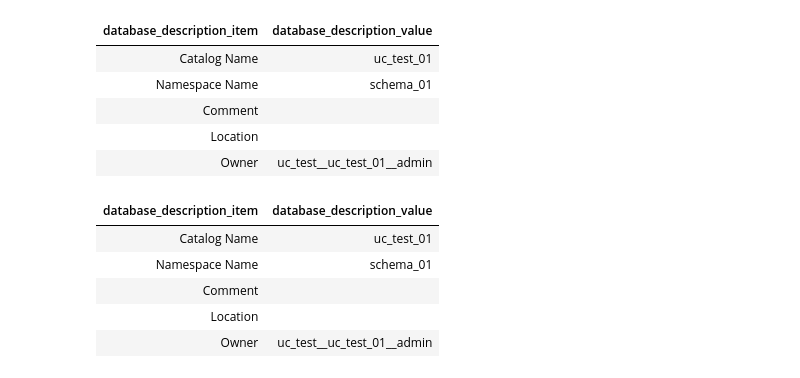
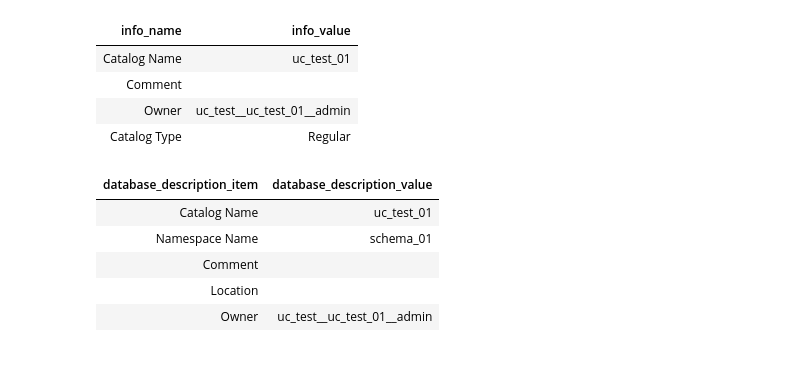
Before and after one commit to manabian-/uc_securiy_01, a Jupyter notebook: T01_user__uc_basic.ipynb, the cells around one changed output. Drawn from its saved outputs; the diff is of its cells as text; code cells hidden in the pictures.

```diff
--- a/T01_user__uc_basic.ipynb
+++ b/T01_user__uc_basic.ipynb
@@ -40,14 +64,13 @@ DESCRIBE SCHEMA uc_test_01.schema_01
 # %%
 %sql
 -- 表示される想定
-DESCRIBE SCHEMA uc_test_01.schema_01
+DESCRIBE CATALOG uc_test_01
 # %% [output]
-| database_description_item | database_description_value |
+| info_name | info_value |
 | Catalog Name | uc_test_01 |
-| Namespace Name | schema_01 |
 | Comment |  |
-| Location |  |
 | Owner | uc_test__uc_test_01__admin |
+| Catalog Type | Regular |
 # %%
 %sql
 -- 表示される想定
```
Also changed, not shown: parts of 6 cells of this notebook, 1 other file.
